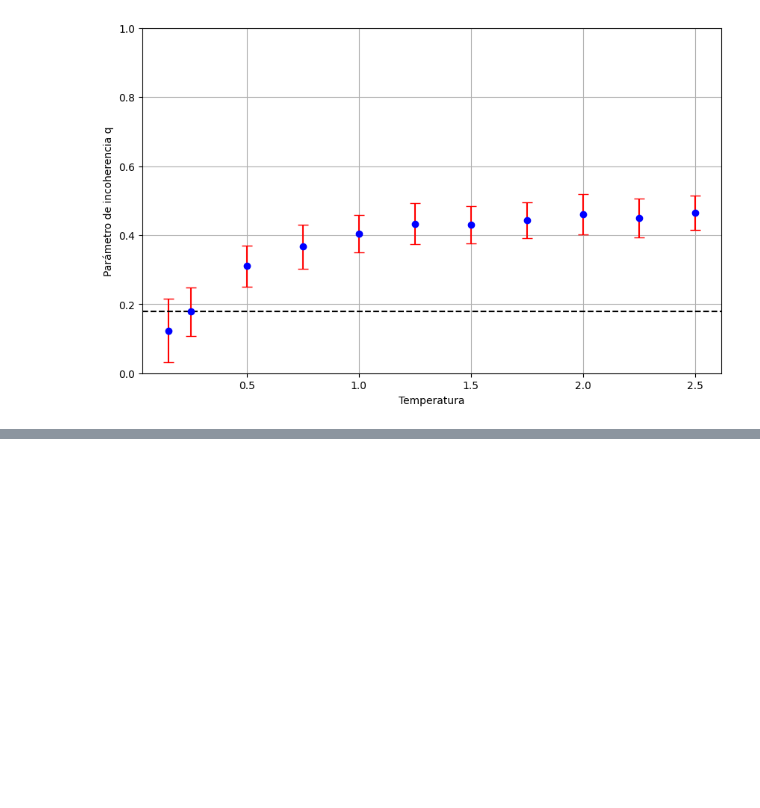
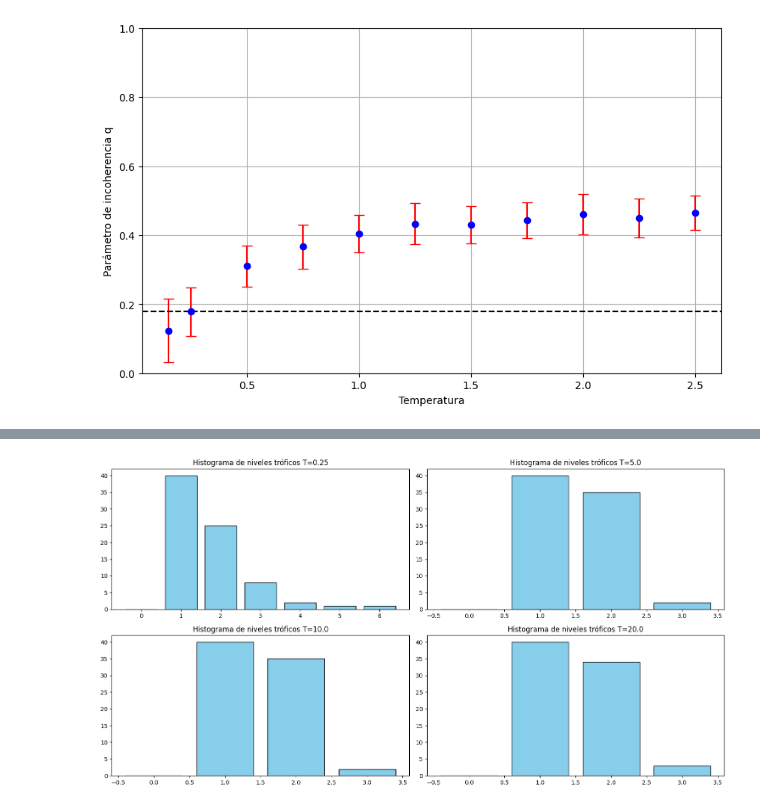
Before and after one commit to ashybabashyba/RedesComplejasUGR, a Jupyter notebook: InformeParte2.ipynb, the cells around one changed output, grey strips where cells are left out. Cells and saved outputs as stored; diff of their text form; code cells hidden in the pictures; blank space fills up the shorter version.

```diff
--- a/InformeParte2.ipynb
+++ b/InformeParte2.ipynb
@@ -184,0 +204,21 @@ plt.show()
+# %%
+T_values = [0.25,  5.00,  10.00, 20.00]
+
+
+plt.figure(figsize=(15, 8))
+for i, T in enumerate(T_values, 1):
+    q, G = generacionRedTrofica(T)
+
+    k_vec = [G.nodes[node]['level'] for node in G.nodes()]
+    k = int(np.floor(max(k_vec))+1)
+    bins = np.arange(k + 1)
+    hist, _ = np.histogram(k_vec, bins=bins)
+
+    plt.subplot(2, int(len(T_values)/2), i)
+    plt.bar(bins[:-1], hist, width=0.8, align='center', color='skyblue', edgecolor='black')
+    plt.title(f"Histograma de niveles tróficos T={T}")
+
+plt.tight_layout()
+plt.show()
+# %% [output]
+[figure, added]
```
Also changed, not shown: parts of 3 cells of this notebook.
